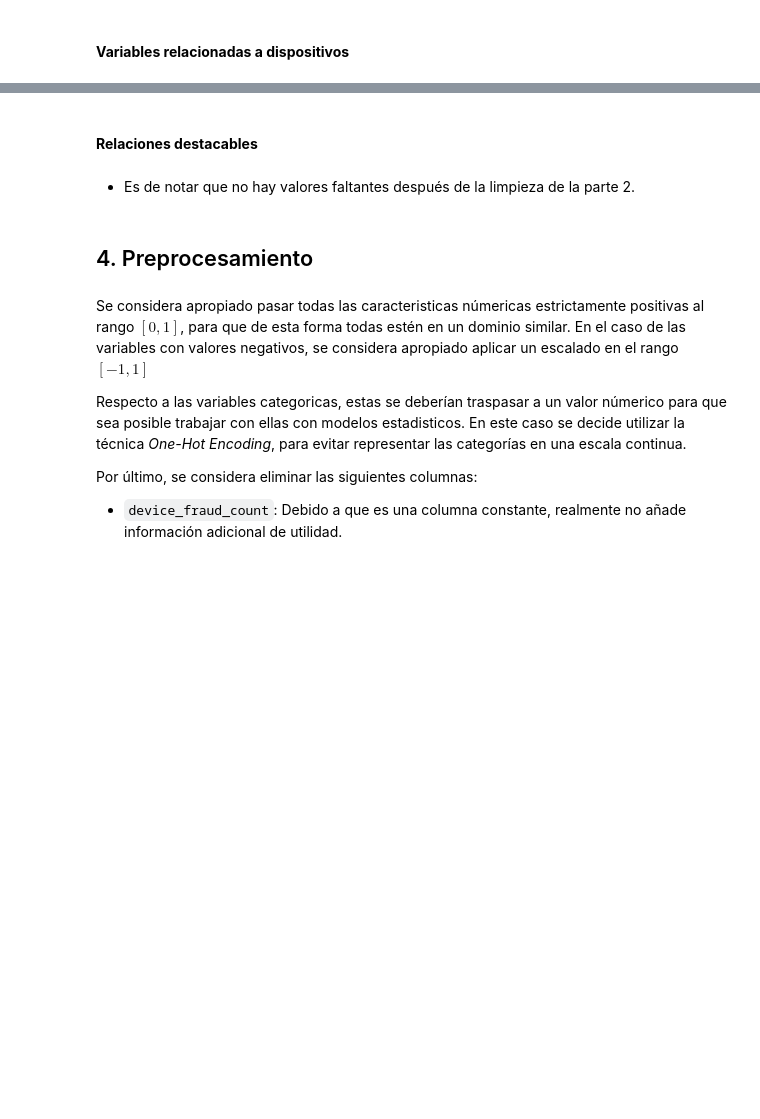
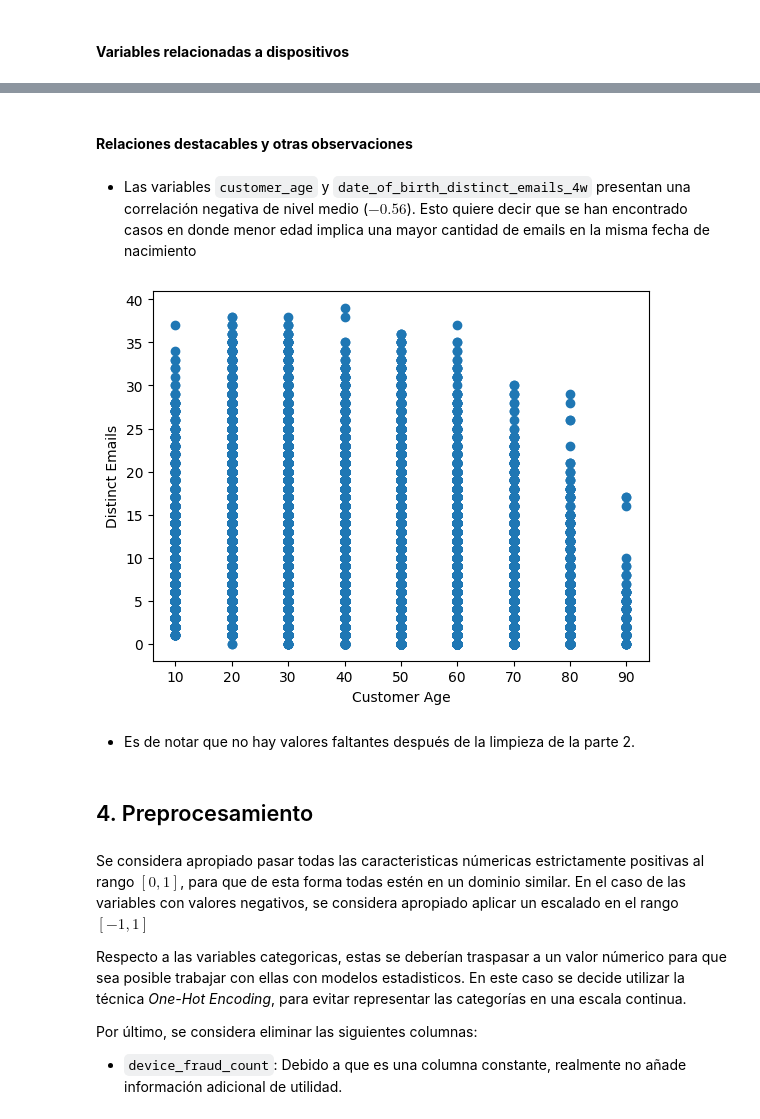
Before and after one commit to G-Urrea/labs_mds-german-antonia, a Jupyter notebook: proyecto_1/Proyecto_1_LabDS.ipynb, the cells around one changed output, grey strips where cells are left out. Saved outputs shown, nothing was run; the diff lists cells and outputs as text; code cells hidden in the pictures; blank space fills up the shorter version.

```diff
--- a/proyecto_1/Proyecto_1_LabDS.ipynb
+++ b/proyecto_1/Proyecto_1_LabDS.ipynb
@@ -556,2 +584,2 @@ De la información de contacto, es interesante notar que hay una gran cantidad d
 # %% [markdown]
-#### **Relaciones destacables**
+#### **Relaciones destacables y otras observaciones**
@@ -558,3 +588,12 @@ De la información de contacto, es interesante notar que hay una gran cantidad d
+# %% [markdown]
+- Las variables `customer_age` y `date_of_birth_distinct_emails_4w` presentan una correlación negativa de nivel medio ($-0.56$). Esto quiere decir que se han encontrado casos en donde menor edad implica una mayor cantidad de emails en la misma fecha de nacimiento
+# %%
+plt.scatter(df_customers['customer_age'],df_customers['date_of_birth_distinct_emails_4w'] )
+plt.xlabel('Customer Age')
+plt.ylabel('Distinct Emails')
+plt.show()
+# %% [output]
+[figure, added]
 # %% [markdown]
 
 
```
Also changed, not shown: parts of 11 cells of this notebook.
